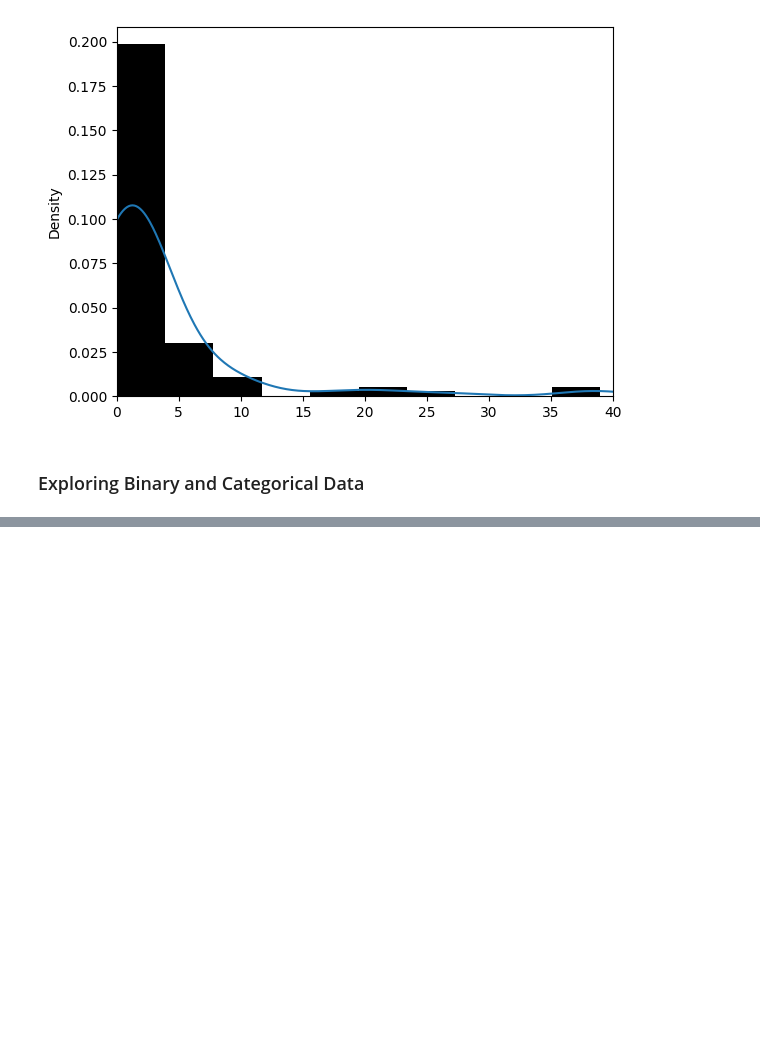
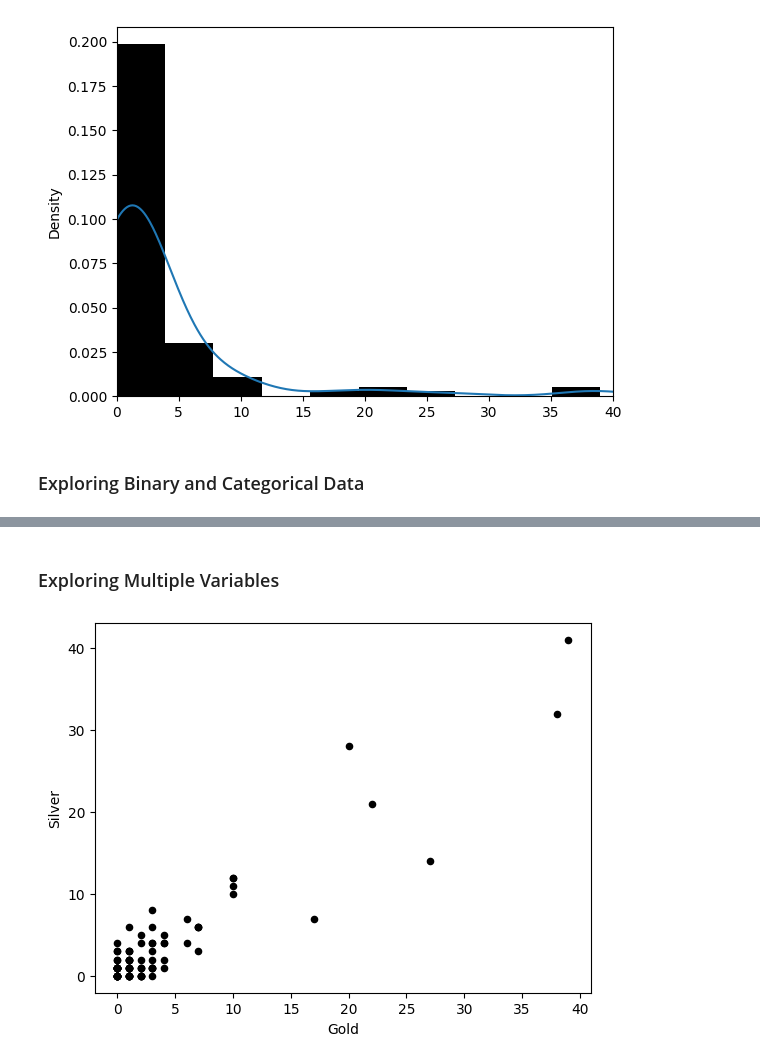
Before and after one commit to OjmJakon/Mini-Projects, a Jupyter notebook: Data Science/Practical Statistics For Data Scientists (book)/Chapter 1.ipynb, the cells around one changed output, grey strips where cells are left out. Saved outputs shown, nothing was run; the diff lists cells and outputs as text; code cells hidden in the pictures; blank space fills up the shorter version.

```diff
--- a/Data Science/Practical Statistics For Data Scientists (book)/Chapter 1.ipynb
+++ b/Data Science/Practical Statistics For Data Scientists (book)/Chapter 1.ipynb
@@ -158,0 +173,8 @@ plt.show()
+# %% [markdown]
+### Exploring Multiple Variables
+# %%
+#Correlation
+medal_count.plot.scatter(x="Gold", y="Silver", color="black")
+plt.show()
+# %% [output]
+[figure, added]
```
Also changed, not shown: parts of 7 cells of this notebook.
